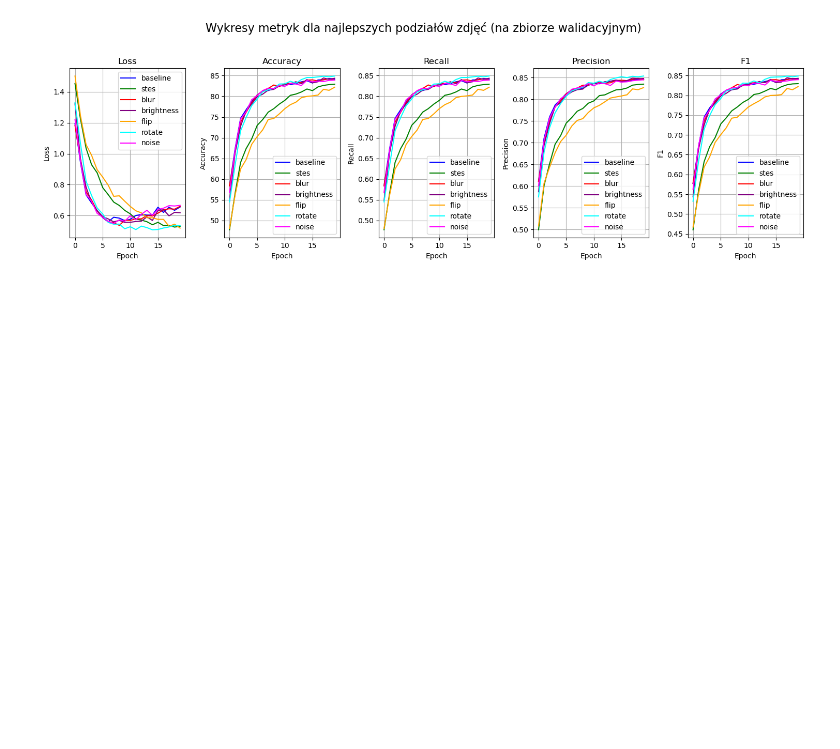
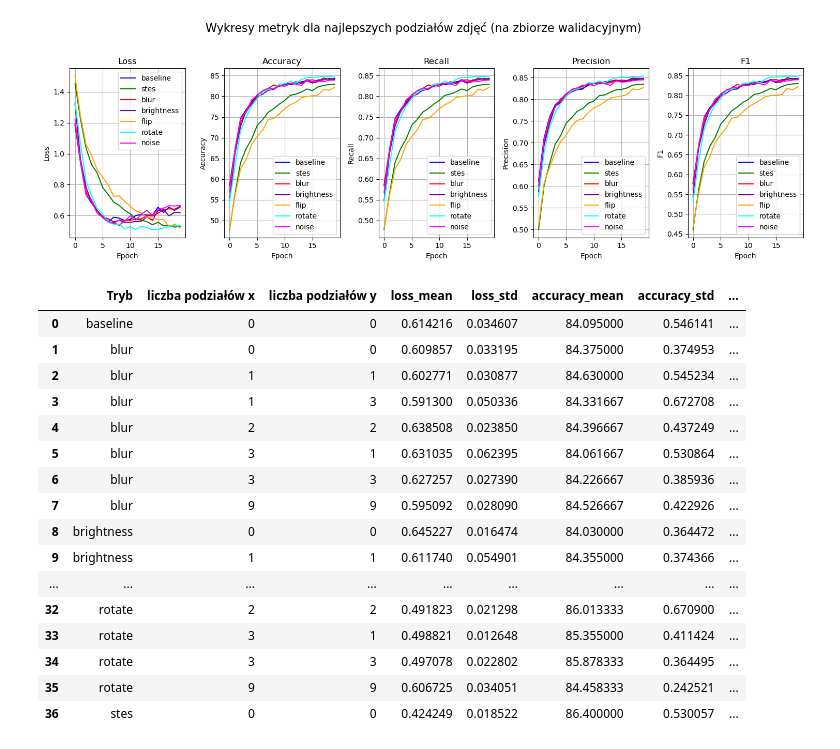
Before and after one commit to kaminskaz/Projekt-Interdyscyplinarny, a Jupyter notebook: code/test_notebooks/visualizations_old.ipynb, the cells around one changed output. Drawn from its saved outputs; the diff is of its cells as text; code cells hidden in the pictures; blank space fills up the shorter version.

```diff
--- a/code/test_notebooks/visualizations_new.ipynb
+++ b/code/test_notebooks/visualizations_old.ipynb
@@ -241,2 +23,23 @@ plot_all_metrics_subplots(best_dfs)
 # %% [output]
 [figure]
+# %%
+df = build_summary_dataframe(out_folder='out_old')
+df
+# %% [output]
+|  | Tryb | liczba podziałów x | liczba podziałów y | loss_mean | loss_std | accuracy_mean | accuracy_std | ... |
+| 0 | baseline | 0 | 0 | 0.614216 | 0.034607 | 84.095000 | 0.546141 | ... |
+| 1 | blur | 0 | 0 | 0.609857 | 0.033195 | 84.375000 | 0.374953 | ... |
+| 2 | blur | 1 | 1 | 0.602771 | 0.030877 | 84.630000 | 0.545234 | ... |
+| 3 | blur | 1 | 3 | 0.591300 | 0.050336 | 84.331667 | 0.672708 | ... |
+| 4 | blur | 2 | 2 | 0.638508 | 0.023850 | 84.396667 | 0.437249 | ... |
+| 5 | blur | 3 | 1 | 0.631035 | 0.062395 | 84.061667 | 0.530864 | ... |
+| 6 | blur | 3 | 3 | 0.627257 | 0.027390 | 84.226667 | 0.385936 | ... |
+| 7 | blur | 9 | 9 | 0.595092 | 0.028090 | 84.526667 | 0.422926 | ... |
+| 8 | brightness | 0 | 0 | 0.645227 | 0.016474 | 84.030000 | 0.364472 | ... |
+| 9 | brightness | 1 | 1 | 0.611740 | 0.054901 | 84.355000 | 0.374366 | ... |
+| ... | ... | ... | ... | ... | ... | ... | ... | ... |
+| 32 | rotate | 2 | 2 | 0.491823 | 0.021298 | 86.013333 | 0.670900 | ... |
+| 33 | rotate | 3 | 1 | 0.498821 | 0.012648 | 85.355000 | 0.411424 | ... |
+| 34 | rotate | 3 | 3 | 0.497078 | 0.022802 | 85.878333 | 0.364495 | ... |
+| 35 | rotate | 9 | 9 | 0.606725 | 0.034051 | 84.458333 | 0.242521 | ... |
+| 36 | stes | 0 | 0 | 0.424249 | 0.018522 | 86.400000 | 0.530057 | ... |
```
Also changed, not shown: parts of 7 cells of this notebook, 3 other files.
